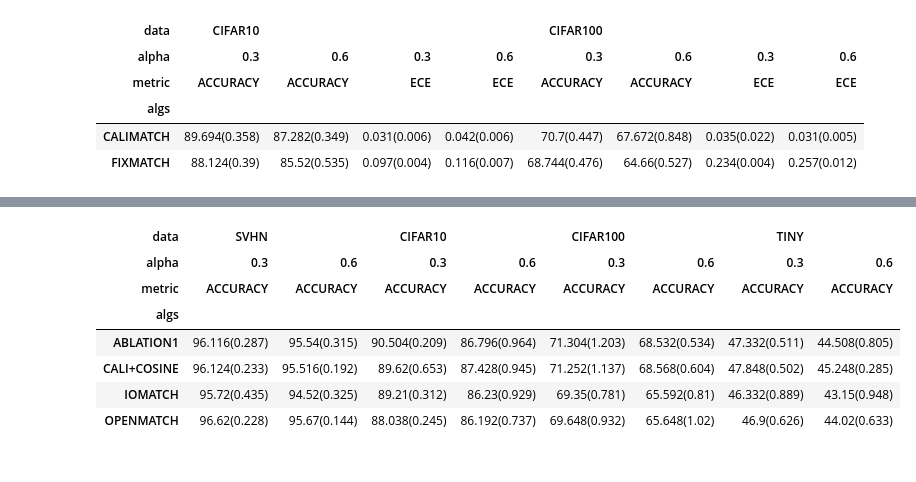
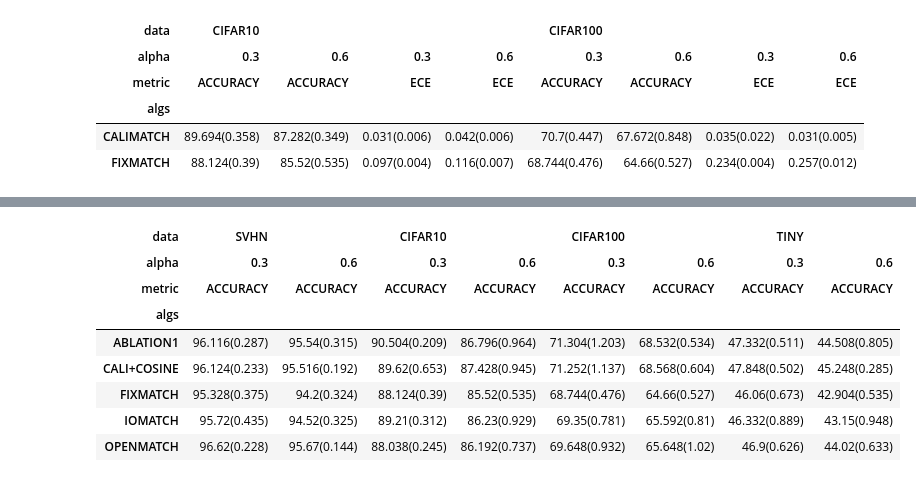
Before and after one commit to bogus215/SafeSSL-Calibration, a Jupyter notebook: jupyters/performance.ipynb, the cells around one changed output, grey strips where cells are left out. Cells and saved outputs as stored; diff of their text form; code cells hidden in the pictures.

```diff
--- a/jupyters/performance.ipynb
+++ b/jupyters/performance.ipynb
@@ -7,6 +7,9 @@ PERFORMANCE = { "CIFAR10":{"SUPERVISED":{"SEED":[1,2,3,4,5,6,7,8,9,10],"ACCURACY
                                       "ECE":{"alpha=0.3":[0.083,0.082,0.090,0.082,0.079],"alpha=0.6":[0.108,0.121,0.112,0.095,0.101]}},
                            "ABLATION1":{"SEED":[2,6,7,8,9], "ACCURACY":{"alpha=0.3":[90.27,90.28,90.62,90.82,90.53],"alpha=0.6":[87.13,85.85,85.55,88.15,87.30]},"NLL":{"alpha=0.3":[0.337,0.332,0.341,0.314,0.329],"alpha=0.6":[0.439,0.474,0.481,0.408,0.454]}, "ECE":{"alpha=0.3":[0.029,0.035,0.038,0.026,0.041],"alpha=0.6":[0.039,0.054,0.052,0.036,0.057]}},
                            "OPENMATCH":{"SEED":[2,6,7,8,9], "ACCURACY":{"alpha=0.3":[88.35,88.25,88.07,87.72,87.80],"alpha=0.6":[86.25,86.82,84.77,86.67,86.45]},"NLL":{"alpha=0.3":[1.048,0.948,1.119,0.784,0.898],"alpha=0.6":[1.264,1.071,1.355,1.264,1.362]},"ECE":{"alpha=0.3":[0.096,0.098,0.099,0.091,0.095],"alpha=0.6":[0.113,0.107,0.127,0.112,0.114]}},
+                           "OPENMATCH-w/o-ood":{"SEED":[2,6,7], "ACCURACY":{"alpha=0.3":[89.13,87.1,86.6],"alpha=0.6":[85.7,84.67,84.57]},"NLL":{"alpha=0.3":[0.938,0.740,0.980],"alpha=0.6":[1.084,1.117,1.198]},"ECE":{"alpha=0.3":[0.087,0.093,0.106],"alpha=0.6":[0.111,0.119,0.125]}},
+                           "OPENMATCH-w/o-wrong.id":{"SEED":[2,6,7], "ACCURACY":{"alpha=0.3":[],"alpha=0.6":[]},"NLL":{"alpha=0.3":[],"alpha=0.6":[]},"ECE":{"alpha=0.3":[],"alpha=0.6":[]}},
+
                            "CALI+COSINE":{"SEED":[2,6,7,8,9], "ACCURACY":{"alpha=0.3":[89.18,90.27,90.38,88.65,89.62],"alpha=0.6":[87.92,86.27,86.30,88.30,88.35]},"NLL":{"alpha=0.3":[0.370,0.331,0.336,0.409,0.362],"alpha=0.6":[0.419,0.456,0.483,0.410,0.402]},"ECE":{"alpha=0.3":[0.042,0.030,0.034,0.059,0.034],"alpha=0.6":[0.035,0.043,0.061,0.038,0.034]}},
                            },
 
@@ -32,6 +35,10 @@ PERFORMANCE = { "CIFAR10":{"SUPERVISED":{"SEED":[1,2,3,4,5,6,7,8,9,10],"ACCURACY
                         "IOMATCH":{"SEED":[1,2,5,6,10],"ACCURACY":{"alpha=0.3":[96.20,96.00,95.30,96.00,95.10],"alpha=0.6":[94.40,94.20,94.80,95.00,94.20]}, "NLL":{'alpha=0.3':[0.183,0.188,0.250,0.198,0.258],'alpha=0.6':[0.245,0.266,0.277,0.248,0.257]},"ECE":{"alpha=0.3":[0.021,0.022,0.029,0.021,0.033],"alpha=0.6":[0.031,0.034,0.033,0.029,0.033]}},
                         "ABLATION1":{"SEED":[1,2,5,6,10],"ACCURACY":{"alpha=0.3":[96.03,96.18,96.33,95.61,96.43],"alpha=0.6":[95.63,95.63,95.92,94.96,95.56]}, "NLL":{'alpha=0.3':[0.146,0.142,0.145,0.164,0.135],'alpha=0.6':[0.159,0.152,0.152,0.176,0.165]},"ECE":{"alpha=0.3":[0.021,0.014,0.014,0.019,0.016],"alpha=0.6":[0.013,0.009,0.012,0.004,0.019]}},
                         "OPENMATCH":{"SEED":[1,2,5,6,10],"ACCURACY":{"alpha=0.3":[96.89,96.58,96.87,96.32,96.44],"alpha=0.6":[95.79,95.45,95.64,95.61,95.86]},"NLL":{"alpha=0.3":[0.200,0.159,0.173,0.179,0.209],"alpha=0.6":[0.256,0.239,0.200,0.212,0.208]},"ECE":{"alpha=0.3":[0.022,0.018,0.020,0.022,0.023],"alpha=0.6":[0.029,0.029,0.023,0.026,0.024]}},
+
+                        "OPENMATCH-w/o-ood":{"SEED":[2,6,7], "ACCURACY":{"alpha=0.3":[],"alpha=0.6":[]},"NLL":{"alpha=0.3":[],"alpha=0.6":[]},"ECE":{"alpha=0.3":[],"alpha=0.6":[]}},
+                        "OPENMATCH-w/o-wrong.id":{"SEED":[2,6,7], "ACCURACY":{"alpha=0.3":[],"alpha=0.6":[]},"NLL":{"alpha=0.3":[],"alpha=0.6":[]},"ECE":{"alpha=0.3":[],"alpha=0.6":[]}},
+
                         "CALI+COSINE":{"SEED":[1,2,5,6,10], "ACCURACY":{"alpha=0.3":[96.00,95.88,96.01,96.18,96.55],"alpha=0.6":[95.73,95.65,95.52,95.17,95.51]},"NLL":{"alpha=0.3":[0.145,0.151,0.152,0.144,0.130],"alpha=0.6":[0.151,0.161,0.159,0.168,0.162]}, "ECE":{"alpha=0.3":[0.008,0.013,0.011,0.013,0.013],"alpha=0.6":[0.009,0.014,0.005,0.010,0.013]}},
                         }
                         }
@@ -142,28 +149,29 @@ pandas.pivot(results, columns=['data','alpha','metric'], values='value', index='
 # %%
 import numpy, pandas
 pandas.DataFrame()
 results = {"data":[],"metric":[],"alpha":[],"algs":[],"value":[]}
 for data in ["SVHN","CIFAR10",'CIFAR100','TINY']:
     for metric in ['ACCURACY']:
         for alpha in [0.3, 0.6]:
-            for algs in ['IOMATCH','OPENMATCH','ABLATION1','CALI+COSINE']:
+            for algs in ["FIXMATCH",'IOMATCH','OPENMATCH','ABLATION1','CALI+COSINE']:
 
                 value = str(numpy.mean(PERFORMANCE[data][algs][metric][f"alpha={alpha}"]).round(3)) + "(" + str(numpy.std(PERFORMANCE[data][algs][metric][f"alpha={alpha}"]).round(3)) + ")"
 
                 results["data"].append(data)
                 results["metric"].append(metric)
                 results["alpha"].append(alpha)
                 results["value"].append(value)
                 results["algs"].append(algs)
 
 results = pandas.DataFrame(results)
 pandas.pivot(results, columns=['data','alpha','metric'], values='value', index='algs')
 # %% [output]
 | data | SVHN |  | CIFAR10 |  | CIFAR100 |  | TINY |  |
 | alpha | 0.3 | 0.6 | 0.3 | 0.6 | 0.3 | 0.6 | 0.3 | 0.6 |
 | metric | ACCURACY | ACCURACY | ACCURACY | ACCURACY | ACCURACY | ACCURACY | ACCURACY | ACCURACY |
 | algs |  |  |  |  |  |  |  |  |
 | ABLATION1 | 96.116(0.287) | 95.54(0.315) | 90.504(0.209) | 86.796(0.964) | 71.304(1.203) | 68.532(0.534) | 47.332(0.511) | 44.508(0.805) |
 | CALI+COSINE | 96.124(0.233) | 95.516(0.192) | 89.62(0.653) | 87.428(0.945) | 71.252(1.137) | 68.568(0.604) | 47.848(0.502) | 45.248(0.285) |
+| FIXMATCH | 95.328(0.375) | 94.2(0.324) | 88.124(0.39) | 85.52(0.535) | 68.744(0.476) | 64.66(0.527) | 46.06(0.673) | 42.904(0.535) |
 | IOMATCH | 95.72(0.435) | 94.52(0.325) | 89.21(0.312) | 86.23(0.929) | 69.35(0.781) | 65.592(0.81) | 46.332(0.889) | 43.15(0.948) |
 | OPENMATCH | 96.62(0.228) | 95.67(0.144) | 88.038(0.245) | 86.192(0.737) | 69.648(0.932) | 65.648(1.02) | 46.9(0.626) | 44.02(0.633) |
```
Also changed, not shown: parts of 5 cells of this notebook.
